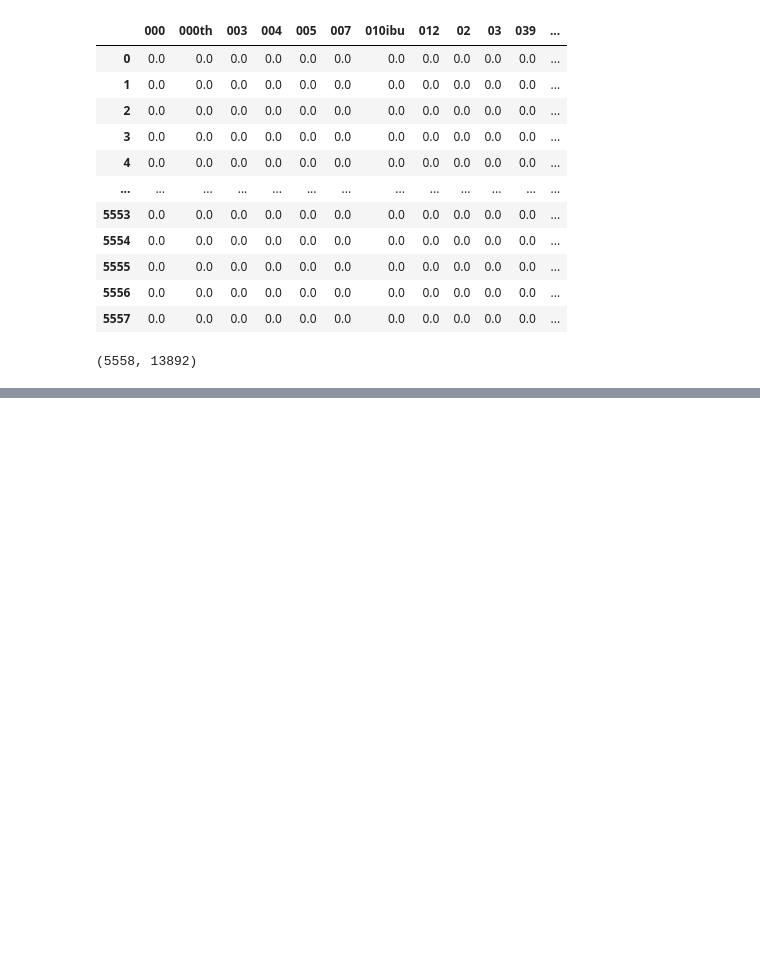
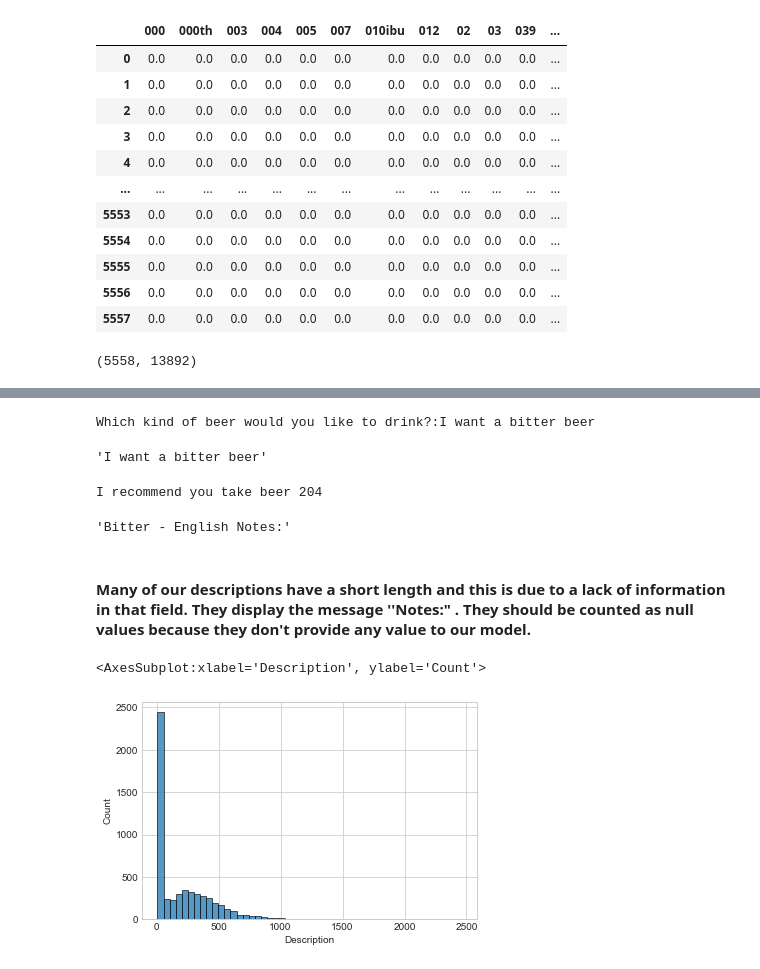
Before and after one commit to JoelAnalytics/beer_recommender, a Jupyter notebook: 01_text_vectorizer_classic.ipynb, the cells around one changed output, grey strips where cells are left out. Cells and saved outputs as stored; diff of their text form; code cells hidden in the pictures; blank space fills up the shorter version.

```diff
--- a/01_text_vectorizer_classic.ipynb
+++ b/01_text_vectorizer_classic.ipynb
@@ -186,0 +154,6 @@ len(df[df.Description=='Notes:'])/len(df)
+# %%
+y=input('Which kind of beer would you like to drink?:')
+y
+# %% [output]
+Which kind of beer would you like to drink?:I want a bitter beer
+'I want a bitter beer'
@@ -186,0 +165,17 @@ len(df[df.Description=='Notes:'])/len(df)
+# %%
+similarities=get_similarities(X,y)
+index_top_bier = np.argmax(similarities)
+print(f'I recommend you take beer {index_top_bier}')
+# %% [output]
+I recommend you take beer 204
+# %%
+df_details.iloc[index_top_bier]
+# %% [output]
+'Bitter - English Notes:'
+# %% [markdown]
+#### Many of our descriptions have a short length and this is due to a lack of information in that field. They display the message ''Notes:" . They should be counted as null values because they don't provide any value to our model.
+# %%
+sns.histplot(df['Description'].str.len(),bins=50)
+# %% [output]
+<AxesSubplot:xlabel='Description', ylabel='Count'>
+[figure, added]
```
Also changed, not shown: parts of 29 cells of this notebook.
